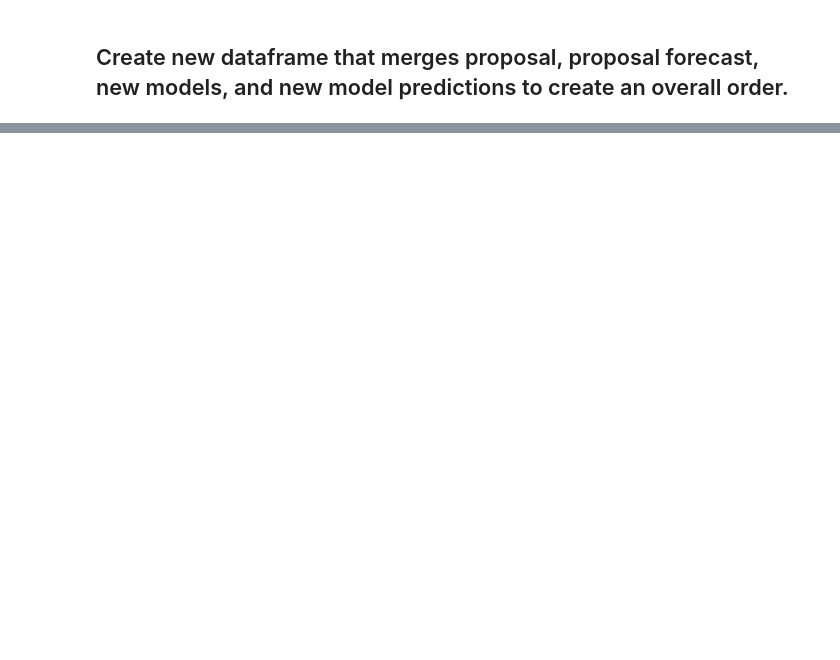
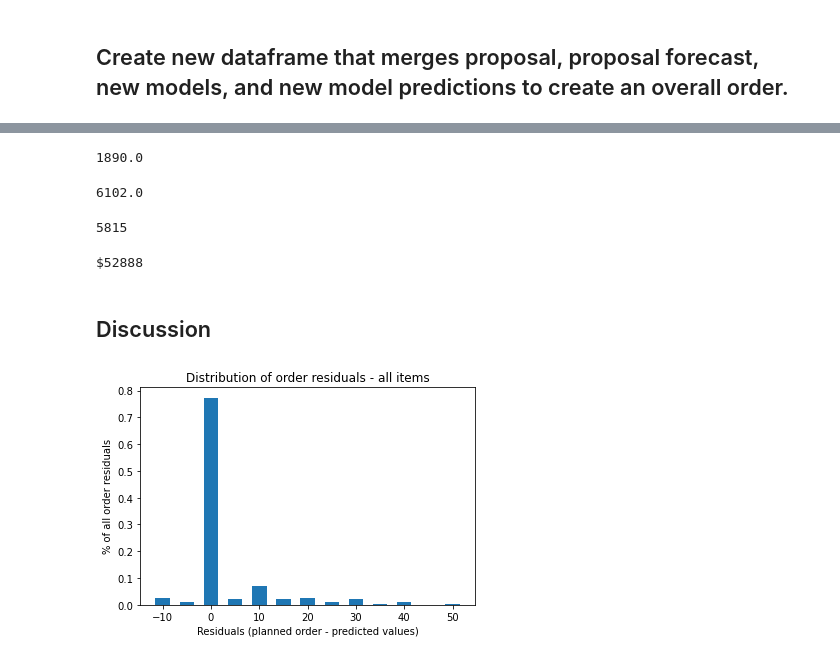
Before and after one commit to vmorenocosta/project-capstone-watch-sales, a Jupyter notebook: code/07_Proposal_Order_Amounts.ipynb, the cells around one changed output, grey strips where cells are left out. Saved outputs shown, nothing was run; the diff lists cells and outputs as text; code cells hidden in the pictures; blank space fills up the shorter version.

```diff
--- a/code/07_Proposal_Order_Amounts.ipynb
+++ b/code/07_Proposal_Order_Amounts.ipynb
@@ -98,0 +55,36 @@ order_sheet.residuals.hist()
+# %%
+total_qty_on_order = order_sheet.qty_on_order.sum()
+total_qty_on_order
+# %% [output]
+1890.0
+# %%
+total_qty_on_hand = order_sheet.qty_on_hand.sum()
+total_qty_on_hand
+# %% [output]
+6102.0
+# %%
+# Calculate the total units sold in the last 6 months & average/month
+last_month_sales = '2022-04' # change as needed
+qty_sold_last_6m = round(return_sales(df_proposal,'style_id').rolling(6).sum()[last_month_sales].values.sum())
+qty_sold_last_6m
+# %% [output]
+5815
+# %%
+# Calculate cost of the order
+proposal_cost = round((order_sheet.xyz_cost*order_sheet.order_quantity).sum())
+print(f'${proposal_cost}')
+# %% [output]
+$52888
+# %% [markdown]
+## Discussion
+# %%
+# Compare order to the planned order provided by XYZ
+order_sheet['residuals'] = order_sheet.planned_order - order_sheet.order_quantity
+residuals_counts = pd.DataFrame(order_sheet.residuals.value_counts(normalize=True)).sort_index()
+
+plt.bar(residuals_counts.index.values, residuals_counts.residuals,width=3)
+plt.title('Distribution of order residuals - all items')
+plt.xlabel('Residuals (planned order - predicted values)')
+plt.ylabel('% of all order residuals');
+# %% [output]
+[figure, added]
```
Also changed, not shown: parts of 20 cells of this notebook, 10 other files.
